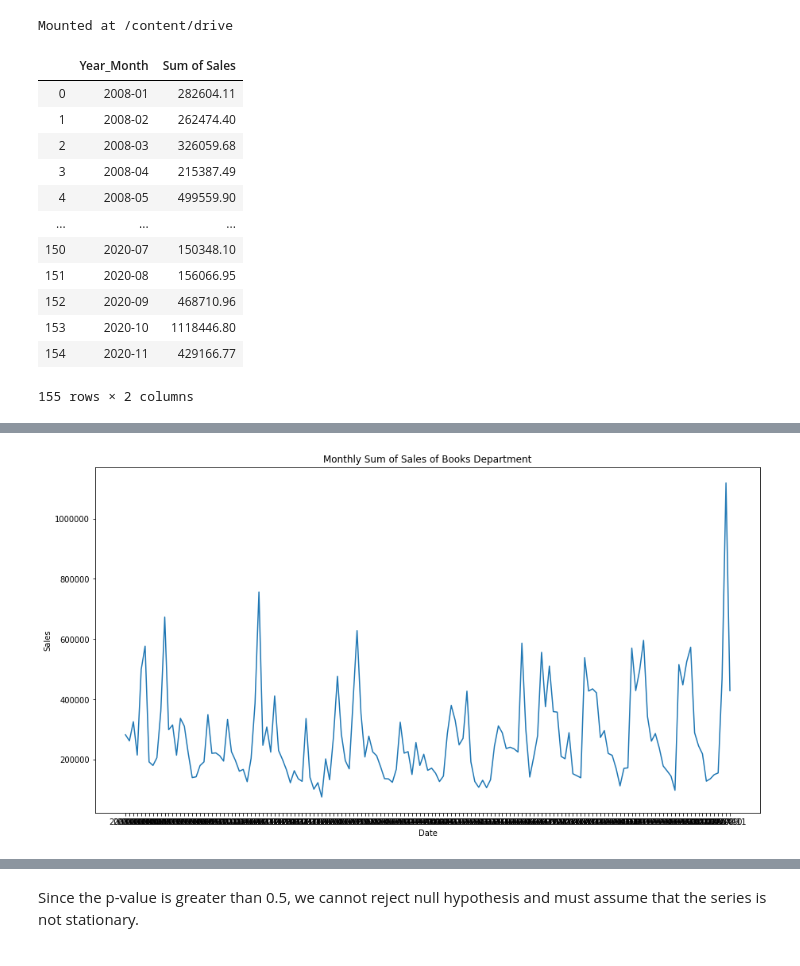
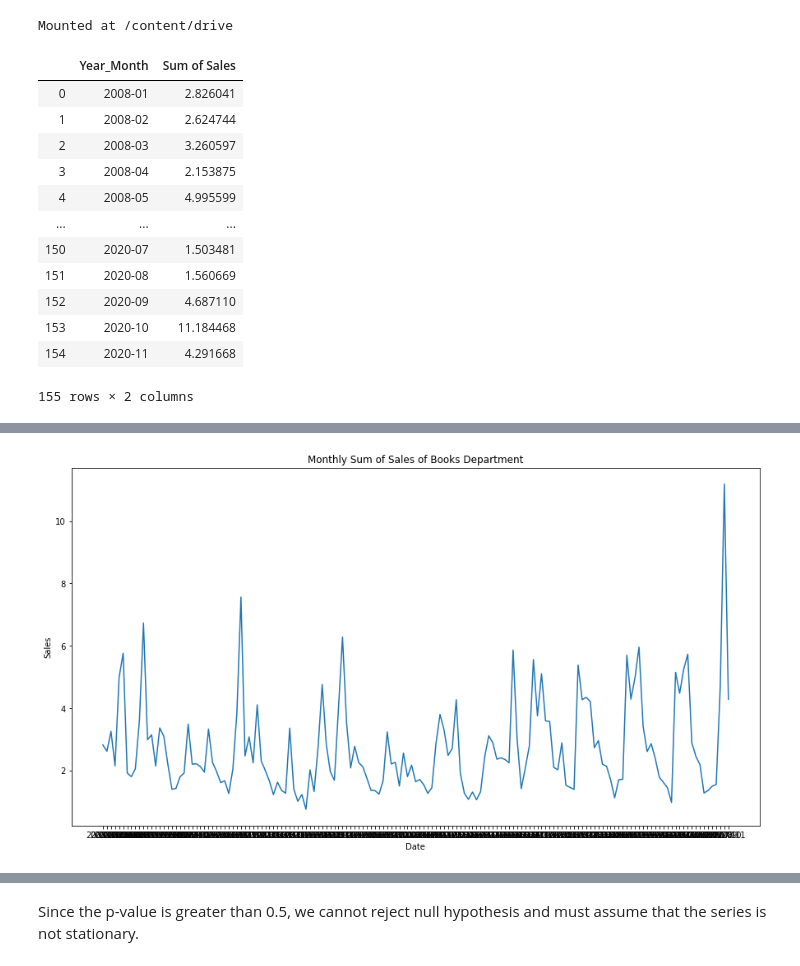
Before and after one commit to rnair7163/LabelMaster_Sales_Forecasting, a Jupyter notebook: src/Data_Modeling/books_sarima_exog.ipynb, the cells around one changed output, grey strips where cells are left out. Cells and saved outputs as stored; diff of their text form; code cells hidden in the pictures.

```diff
--- a/src/Data_Modeling/books_sarima_exog.ipynb
+++ b/src/Data_Modeling/books_sarima_exog.ipynb
@@ -24,21 +24,22 @@ import Model_Evaluation as me
 # %%
 books = pd.read_csv('/Users/rahulnair/Desktop/Labelmaster_/Sales_Data/Books_ext_fs.csv')
 #books = pd.read_csv('/content/drive/MyDrive/Colab Notebooks/LabelMaster/LabelMaster Data/Books_ext.csv')
 sales = books[['Year_Month','Sum of Sales']]
+sales['Sum of Sales'] = sales['Sum of Sales']/100000
 sales
 # %% [output]
 |  | Year_Month | Sum of Sales |
-| 0 | 2008-01 | 282604.11 |
-| 1 | 2008-02 | 262474.40 |
-| 2 | 2008-03 | 326059.68 |
-| 3 | 2008-04 | 215387.49 |
-| 4 | 2008-05 | 499559.90 |
+| 0 | 2008-01 | 2.826041 |
+| 1 | 2008-02 | 2.624744 |
+| 2 | 2008-03 | 3.260597 |
+| 3 | 2008-04 | 2.153875 |
+| 4 | 2008-05 | 4.995599 |
 | ... | ... | ... |
-| 150 | 2020-07 | 150348.10 |
-| 151 | 2020-08 | 156066.95 |
-| 152 | 2020-09 | 468710.96 |
-| 153 | 2020-10 | 1118446.80 |
-| 154 | 2020-11 | 429166.77 |
+| 150 | 2020-07 | 1.503481 |
+| 151 | 2020-08 | 1.560669 |
+| 152 | 2020-09 | 4.687110 |
+| 153 | 2020-10 | 11.184468 |
+| 154 | 2020-11 | 4.291668 |
 155 rows × 2 columns
 # %%
 books = books.dropna(axis = 1)
@@ -66,7 +67,7 @@ plt.xlabel('Date')
 plt.ylabel('Sales')
 plt.show()
 # %% [output]
-[figure, old version]
+[figure, new version]
 # %%
 ad_fuller_result = adfuller(sales['Sum of Sales'])
 print(f'ADF Statistic: {ad_fuller_result[0]}')
```
Also changed, not shown: parts of 9 cells of this notebook.
